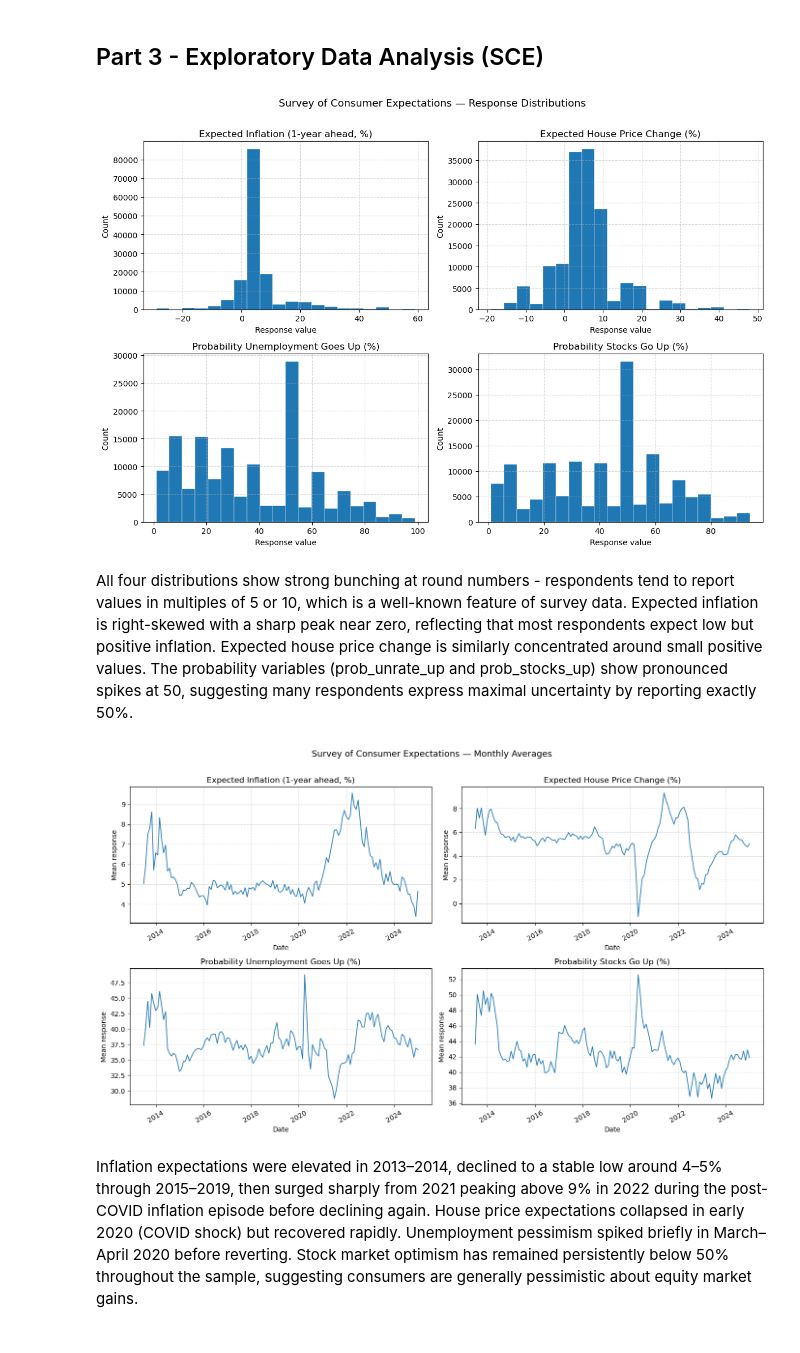
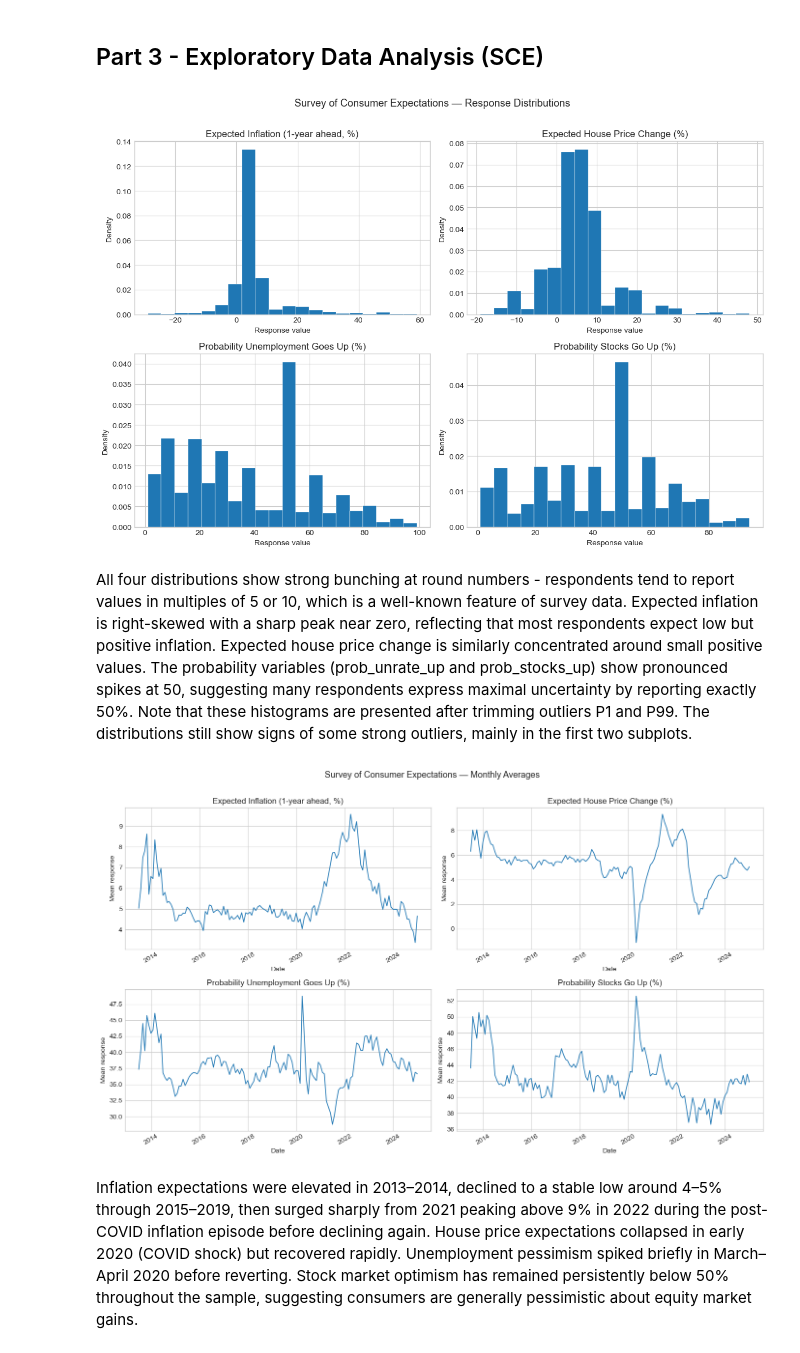
Before and after one commit to MHS17-NHH/FIE463-V26, a Jupyter notebook: data/solution.ipynb, the cells around one changed output. Drawn from its saved outputs; the diff is of its cells as text; code cells hidden in the pictures.

```diff
--- a/data/solution.ipynb
+++ b/data/solution.ipynb
@@ -34,6 +34,9 @@ from sklearn.preprocessing import OneHotEncoder
 # Set display options for better readability
 pd.set_option('display.max_columns', 50)
 
+# Set plot style
+plt.style.use('seaborn-v0_8-whitegrid')
+
 # Define the path to the data directory
 DATA_PATH = './data'
 # %% [markdown]
@@ -371,23 +374,22 @@ All macroeconomic and finance data merged with SCE, limited to SCE date range an
 # %%
 # Step 1 - Histograms of the key expectation variables to visualize their distributions after cleaning
 # Set up a 2x2 grid of subplots
 fig, axes = plt.subplots(2, 2, figsize=(12, 8))
 
 # Loop through the variables and create histograms
 for ax, (col, title) in zip(axes.flat, exp_plot_vars):
-    ax.hist(sce_data[col].dropna(), bins=20, edgecolor='white', linewidth=0.3)
+    ax.hist(sce_data[col].dropna(), bins=20, edgecolor='white', linewidth=0.3, density=True)
     ax.set_title(title)
     ax.set_xlabel('Response value')
-    ax.set_ylabel('Count')
-    ax.grid(True, linestyle='--', alpha=0.5)
+    ax.set_ylabel('Density')
 
 # Final adjustments and show the plot
 fig.suptitle('Survey of Consumer Expectations — Response Distributions', fontsize=13, y=1.01)
 _ = plt.tight_layout()
 # %% [output]
-[figure, old version]
+[figure, new version]
 # %% [markdown]
-All four distributions show strong bunching at round numbers - respondents tend to report values in multiples of 5 or 10, which is a well-known feature of survey data. Expected inflation is right-skewed with a sharp peak near zero, reflecting that most respondents expect low but positive inflation. Expected house price change is similarly concentrated around small positive values. The probability variables (prob_unrate_up and prob_stocks_up) show pronounced spikes at 50, suggesting many respondents express maximal uncertainty by reporting exactly 50%.
+All four distributions show strong bunching at round numbers - respondents tend to report values in multiples of 5 or 10, which is a well-known feature of survey data. Expected inflation is right-skewed with a sharp peak near zero, reflecting that most respondents expect low but positive inflation. Expected house price change is similarly concentrated around small positive values. The probability variables (prob_unrate_up and prob_stocks_up) show pronounced spikes at 50, suggesting many respondents express maximal uncertainty by reporting exactly 50%. Note that these histograms are presented after trimming outliers P1 and P99. The distributions still show signs of some strong outliers, mainly in the first two subplots.
 # %%
 # Step 2 - Time series plots of the key expectation variables (monthly averages) to visualize trends and cycles
 # Compute monthly means for the expectation variables using the month-end date key (date_me) to group by month
@@ -407,14 +409,12 @@ for ax, (col, title) in zip(axes.flat, exp_plot_vars):
     ax.set_xlabel('Date')
     ax.set_ylabel('Mean response')
     ax.tick_params(axis='x', rotation=30)
-    ax.grid(True, linestyle='--', alpha=0.5)
 
 # Final adjustments and show the plot
-
 fig.suptitle('Survey of Consumer Expectations — Monthly Averages', fontsize=13, y=1.01)
 _ = plt.tight_layout()
 # %% [output]
-[figure, old version]
+[figure, new version]
 # %% [markdown]
 Inflation expectations were elevated in 2013–2014, declined to a stable low around 4–5% through 2015–2019, then surged sharply from 2021 peaking above 9% in 2022 during the post-COVID inflation episode before declining again. House price expectations collapsed in early 2020 (COVID shock) but recovered rapidly. Unemployment pessimism spiked briefly in March–April 2020 before reverting. Stock market optimism has remained persistently below 50% throughout the sample, suggesting consumers are generally pessimistic about equity market gains.
 # %%
```
Also changed, not shown: parts of 10 cells of this notebook.
